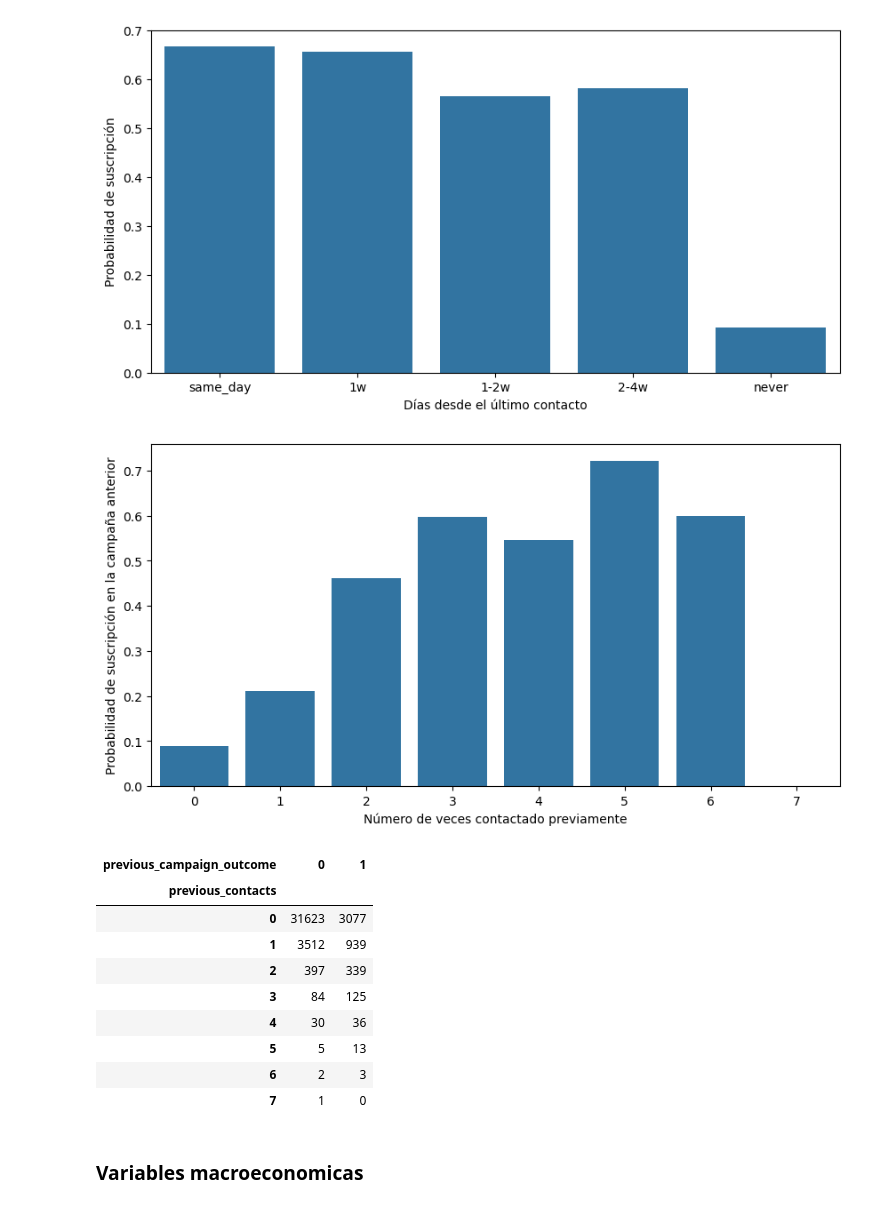
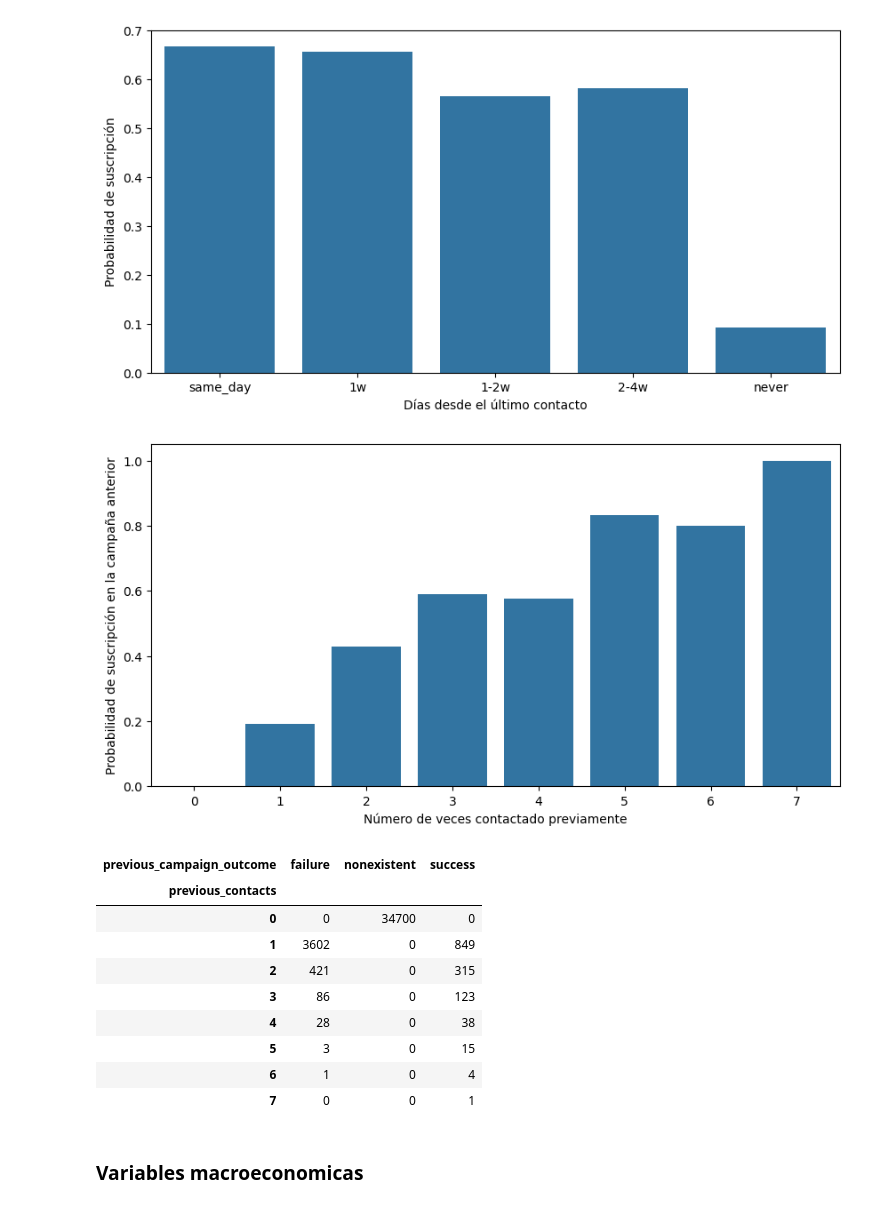
Before and after one commit to diegoperales065/marketing_analysis_fintech, a Jupyter notebook: notebooks/tarea_1_notebook.ipynb, the cells around one changed output. Drawn from its saved outputs; the diff is of its cells as text; code cells hidden in the pictures.

```diff
--- a/notebooks/tarea_1_notebook.ipynb
+++ b/notebooks/tarea_1_notebook.ipynb
@@ -491,23 +491,27 @@ plt.show()
 # %% [output]
 [figure]
 # %%
-df_fintech_clean['previous_campaign_outcome'] = df_fintech_clean['subscribed'].map({'yes':1, 'no':0})
-success_rate = df_fintech_clean.groupby('previous_contacts')['subscribed_num'].mean()
+df_fintech_clean['previous_campaign_outcome_mapped'] = df_fintech_clean['previous_campaign_outcome'].map({
+    'success': 1,
+    'failure': 0,
+    'nonexistent': None  # o np.nan
+})
 
+success_rate = df_fintech_clean.groupby('previous_contacts')['previous_campaign_outcome_mapped'].mean()
 
 plt.figure(figsize=(10,5))  # más ancho → más separación visual
 
 sns.barplot(
     x=success_rate.index,
     y=success_rate.values
 )
 
 plt.ylabel("Probabilidad de suscripción en la campaña anterior")
 plt.xlabel("Número de veces contactado previamente")
 
 plt.show()
 # %% [output]
-[figure, old version]
+[figure, new version]
 # %%
 variable_dependiente = 'previous_campaign_outcome'
 variable_independiente = 'previous_contacts'
@@ -515,16 +519,16 @@ variable_independiente = 'previous_contacts'
 pd.crosstab(df_fintech_clean[variable_independiente],
             df_fintech_clean[variable_dependiente])
 # %% [output]
-| previous_campaign_outcome | 0 | 1 |
-| previous_contacts |  |  |
-| 0 | 31623 | 3077 |
-| 1 | 3512 | 939 |
-| 2 | 397 | 339 |
-| 3 | 84 | 125 |
-| 4 | 30 | 36 |
-| 5 | 5 | 13 |
-| 6 | 2 | 3 |
-| 7 | 1 | 0 |
+| previous_campaign_outcome | failure | nonexistent | success |
+| previous_contacts |  |  |  |
+| 0 | 0 | 34700 | 0 |
+| 1 | 3602 | 0 | 849 |
+| 2 | 421 | 0 | 315 |
+| 3 | 86 | 0 | 123 |
+| 4 | 28 | 0 | 38 |
+| 5 | 3 | 0 | 15 |
+| 6 | 1 | 0 | 4 |
+| 7 | 0 | 0 | 1 |
 # %% [markdown]
 ### Variables macroeconomicas
 # %%
```
Also changed, not shown: parts of 2 cells of this notebook.
